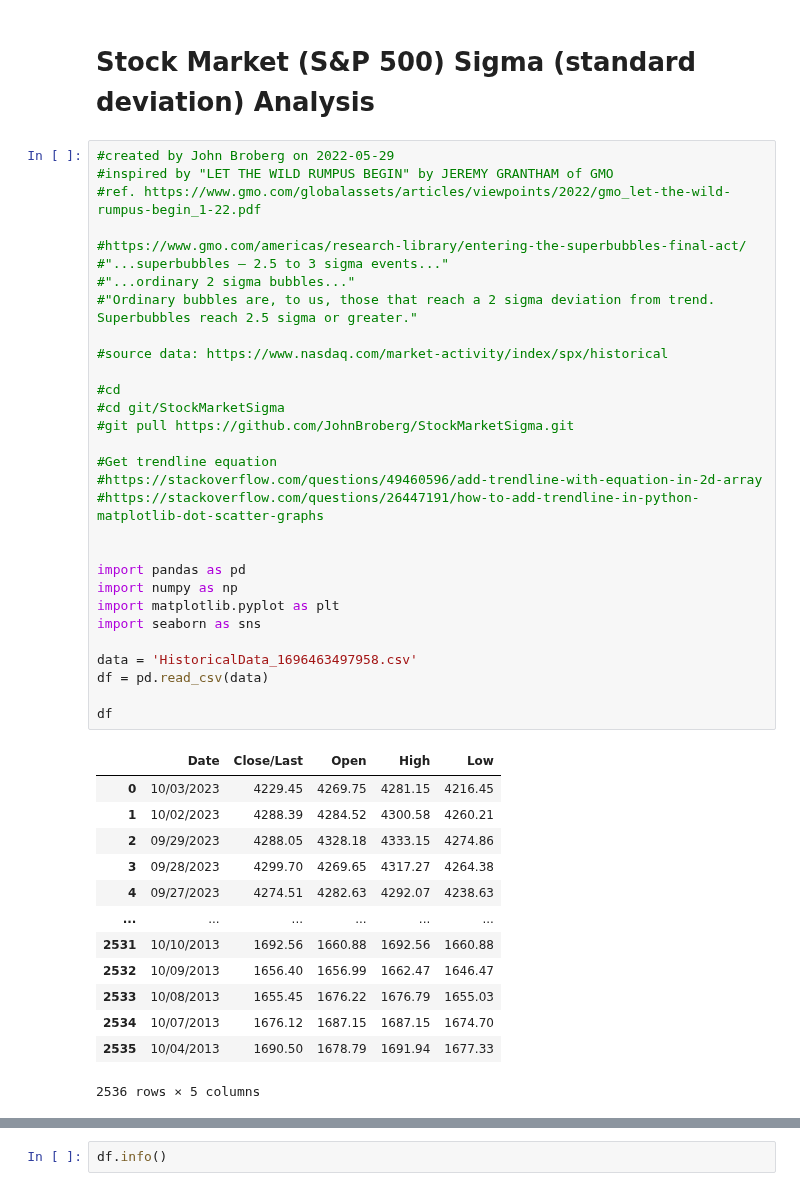
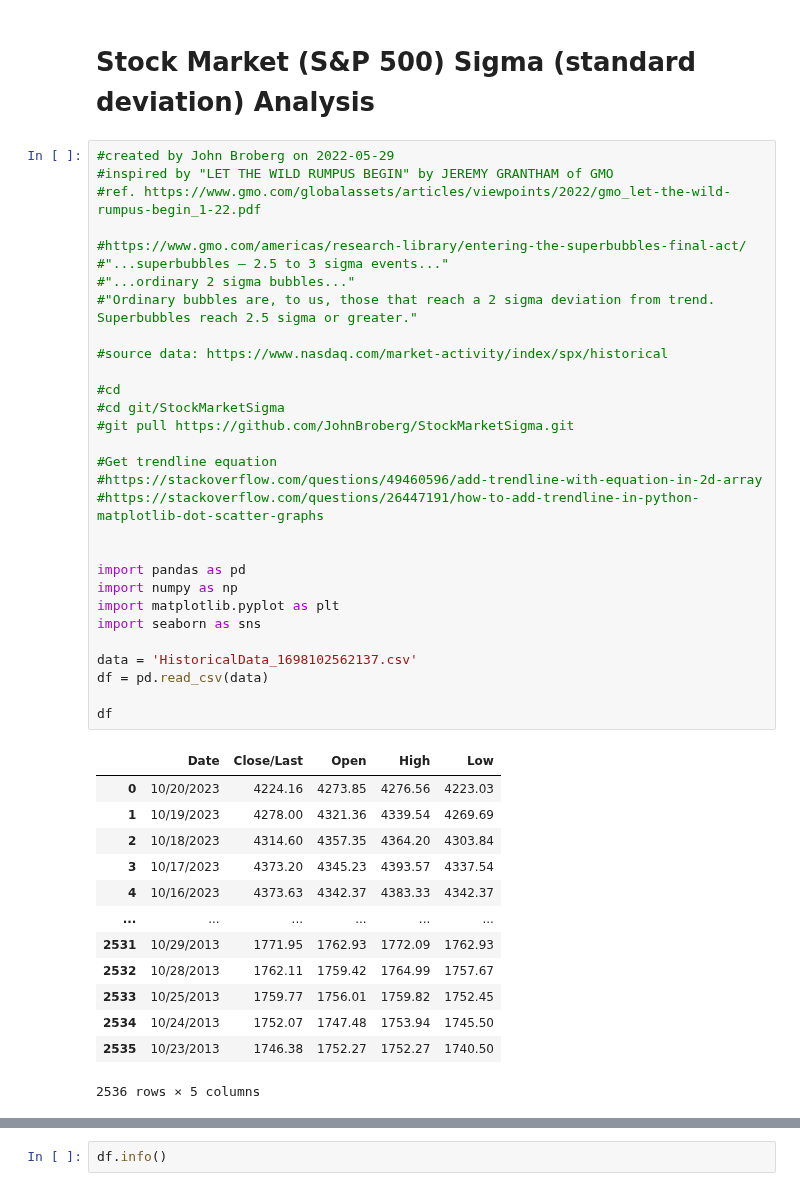
Before and after one commit to JohnBroberg/StockMarketSigma, a Jupyter notebook: StockMarketSigma.ipynb, the cells around one changed output, grey strips where cells are left out. Saved outputs shown, nothing was run; the diff lists cells and outputs as text.

```diff
--- a/StockMarketSigma.ipynb
+++ b/StockMarketSigma.ipynb
@@ -4,45 +4,45 @@
 #created by John Broberg on 2022-05-29
 #inspired by "LET THE WILD RUMPUS BEGIN" by JEREMY GRANTHAM of GMO
 #ref. https://www.gmo.com/globalassets/articles/viewpoints/2022/gmo_let-the-wild-rumpus-begin_1-22.pdf
 
 #https://www.gmo.com/americas/research-library/entering-the-superbubbles-final-act/
 #"...superbubbles – 2.5 to 3 sigma events..."
 #"...ordinary 2 sigma bubbles..."
 #"Ordinary bubbles are, to us, those that reach a 2 sigma deviation from trend. Superbubbles reach 2.5 sigma or greater."
 
 #source data: https://www.nasdaq.com/market-activity/index/spx/historical
 
 #cd
 #cd git/StockMarketSigma
 #git pull https://github.com/JohnBroberg/StockMarketSigma.git
 
 #Get trendline equation
 #https://stackoverflow.com/questions/49460596/add-trendline-with-equation-in-2d-array
 #https://stackoverflow.com/questions/26447191/how-to-add-trendline-in-python-matplotlib-dot-scatter-graphs
 
 
 import pandas as pd
 import numpy as np
 import matplotlib.pyplot as plt
 import seaborn as sns
 
-data = 'HistoricalData_1696463497958.csv'
+data = 'HistoricalData_1698102562137.csv'
 df = pd.read_csv(data)
 
 df
 # %% [output]
 |  | Date | Close/Last | Open | High | Low |
-| 0 | 10/03/2023 | 4229.45 | 4269.75 | 4281.15 | 4216.45 |
-| 1 | 10/02/2023 | 4288.39 | 4284.52 | 4300.58 | 4260.21 |
-| 2 | 09/29/2023 | 4288.05 | 4328.18 | 4333.15 | 4274.86 |
-| 3 | 09/28/2023 | 4299.70 | 4269.65 | 4317.27 | 4264.38 |
-| 4 | 09/27/2023 | 4274.51 | 4282.63 | 4292.07 | 4238.63 |
+| 0 | 10/20/2023 | 4224.16 | 4273.85 | 4276.56 | 4223.03 |
+| 1 | 10/19/2023 | 4278.00 | 4321.36 | 4339.54 | 4269.69 |
+| 2 | 10/18/2023 | 4314.60 | 4357.35 | 4364.20 | 4303.84 |
+| 3 | 10/17/2023 | 4373.20 | 4345.23 | 4393.57 | 4337.54 |
+| 4 | 10/16/2023 | 4373.63 | 4342.37 | 4383.33 | 4342.37 |
 | ... | ... | ... | ... | ... | ... |
-| 2531 | 10/10/2013 | 1692.56 | 1660.88 | 1692.56 | 1660.88 |
-| 2532 | 10/09/2013 | 1656.40 | 1656.99 | 1662.47 | 1646.47 |
-| 2533 | 10/08/2013 | 1655.45 | 1676.22 | 1676.79 | 1655.03 |
-| 2534 | 10/07/2013 | 1676.12 | 1687.15 | 1687.15 | 1674.70 |
-| 2535 | 10/04/2013 | 1690.50 | 1678.79 | 1691.94 | 1677.33 |
+| 2531 | 10/29/2013 | 1771.95 | 1762.93 | 1772.09 | 1762.93 |
+| 2532 | 10/28/2013 | 1762.11 | 1759.42 | 1764.99 | 1757.67 |
+| 2533 | 10/25/2013 | 1759.77 | 1756.01 | 1759.82 | 1752.45 |
+| 2534 | 10/24/2013 | 1752.07 | 1747.48 | 1753.94 | 1745.50 |
+| 2535 | 10/23/2013 | 1746.38 | 1752.27 | 1752.27 | 1740.50 |
 2536 rows × 5 columns
 # %%
 df.describe()
```
Also changed, not shown: parts of 12 cells of this notebook, 2 other files.
